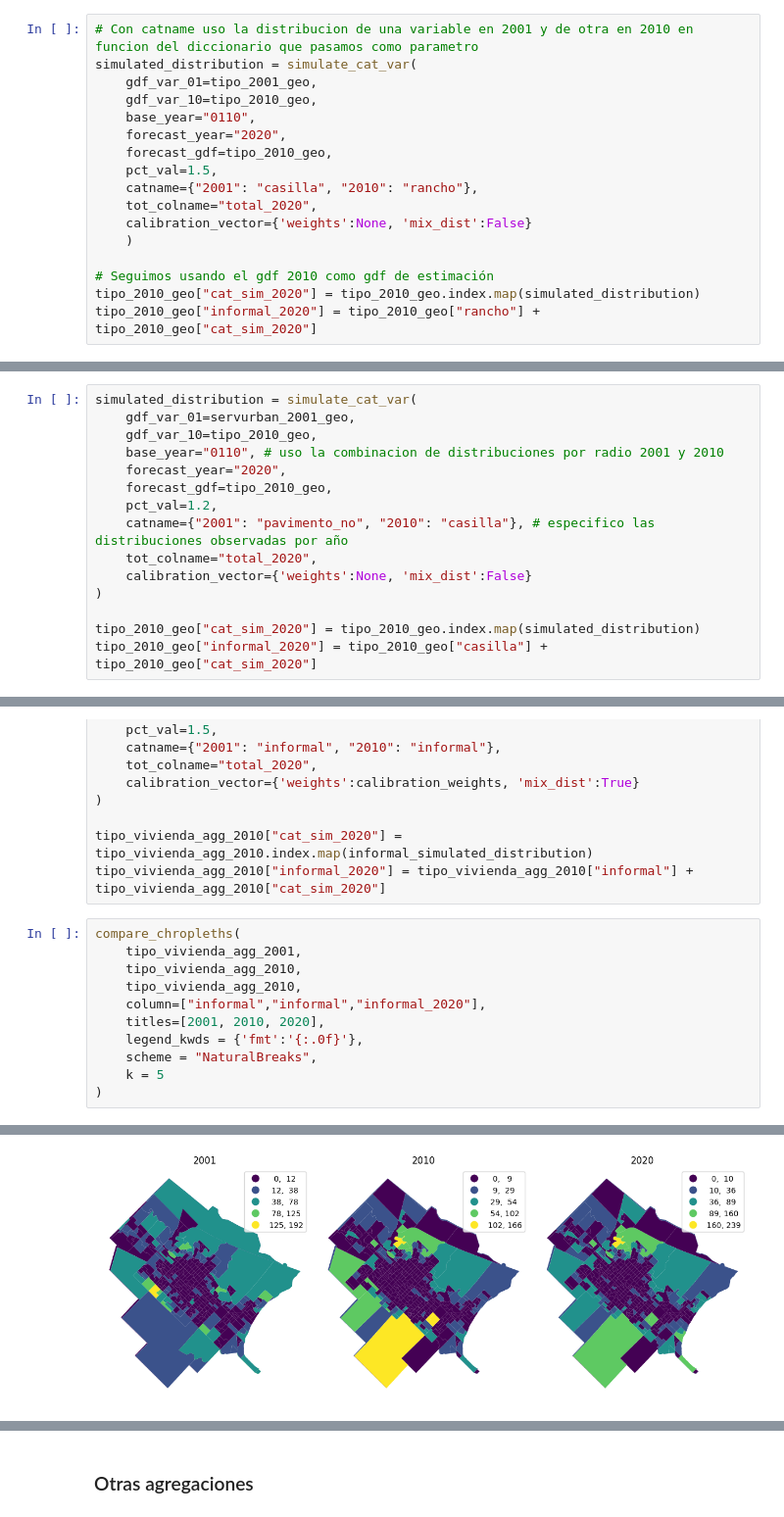
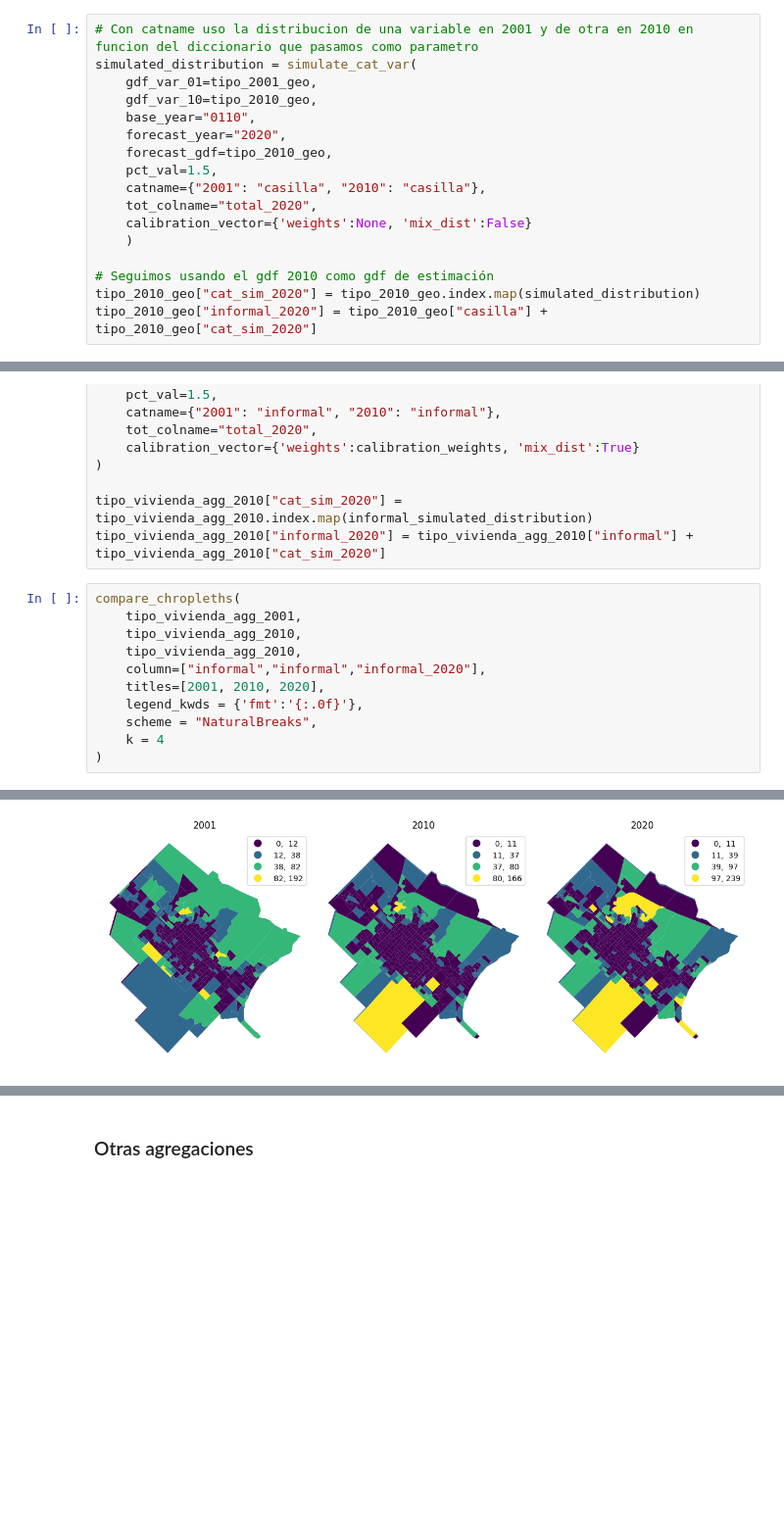
Before and after one commit to CEEU-lab/CENSAr, a Jupyter notebook: notebooks/01-distribution-modeling-without-2020-tracts.ipynb, the cells around one changed output, grey strips where cells are left out. Shown at 98% size. Saved outputs shown, nothing was run; the diff lists cells and outputs as text; blank space fills up the shorter version.

```diff
--- a/notebooks/01-distribution-modeling-without-2020-tracts.ipynb
+++ b/notebooks/01-distribution-modeling-without-2020-tracts.ipynb
@@ -137,14 +144,14 @@ simulated_distribution = simulate_cat_var(
     forecast_year="2020",
     forecast_gdf=tipo_2010_geo,
     pct_val=1.5,
-    catname={"2001": "casilla", "2010": "rancho"},
+    catname={"2001": "casilla", "2010": "casilla"},
     tot_colname="total_2020",
     calibration_vector={'weights':None, 'mix_dist':False}
     )
 
 # Seguimos usando el gdf 2010 como gdf de estimación
 tipo_2010_geo["cat_sim_2020"] = tipo_2010_geo.index.map(simulated_distribution)
-tipo_2010_geo["informal_2020"] = tipo_2010_geo["rancho"] + tipo_2010_geo["cat_sim_2020"]
+tipo_2010_geo["informal_2020"] = tipo_2010_geo["casilla"] + tipo_2010_geo["cat_sim_2020"]
 # %%
 compare_chropleths(
     tipo_2001_geo,
@@ -165,15 +165,0 @@ servurban_2001_geo = tipo_2001_geo.join(servurban_2001.set_index("link"))
-# %%
-simulated_distribution = simulate_cat_var(
-    gdf_var_01=servurban_2001_geo,
-    gdf_var_10=tipo_2010_geo,
-    base_year="0110", # uso la combinacion de distribuciones por radio 2001 y 2010
-    forecast_year="2020",
-    forecast_gdf=tipo_2010_geo,
-    pct_val=1.2,
-    catname={"2001": "pavimento_no", "2010": "casilla"}, # especifico las distribuciones observadas por año
-    tot_colname="total_2020",
-    calibration_vector={'weights':None, 'mix_dist':False}
-)
-
-tipo_2010_geo["cat_sim_2020"] = tipo_2010_geo.index.map(simulated_distribution)
-tipo_2010_geo["informal_2020"] = tipo_2010_geo["casilla"] + tipo_2010_geo["cat_sim_2020"]
@@ -368,6 +387,6 @@ compare_chropleths(
     titles=[2001, 2010, 2020],
     legend_kwds = {'fmt':'{:.0f}'},
     scheme = "NaturalBreaks",
-    k = 5
+    k = 4
 )
 # %% [output]
@@ -375 +394 @@ compare_chropleths(
-[figure, old version]
+[figure, new version]
```
Also changed, not shown: parts of 23 cells of this notebook.
